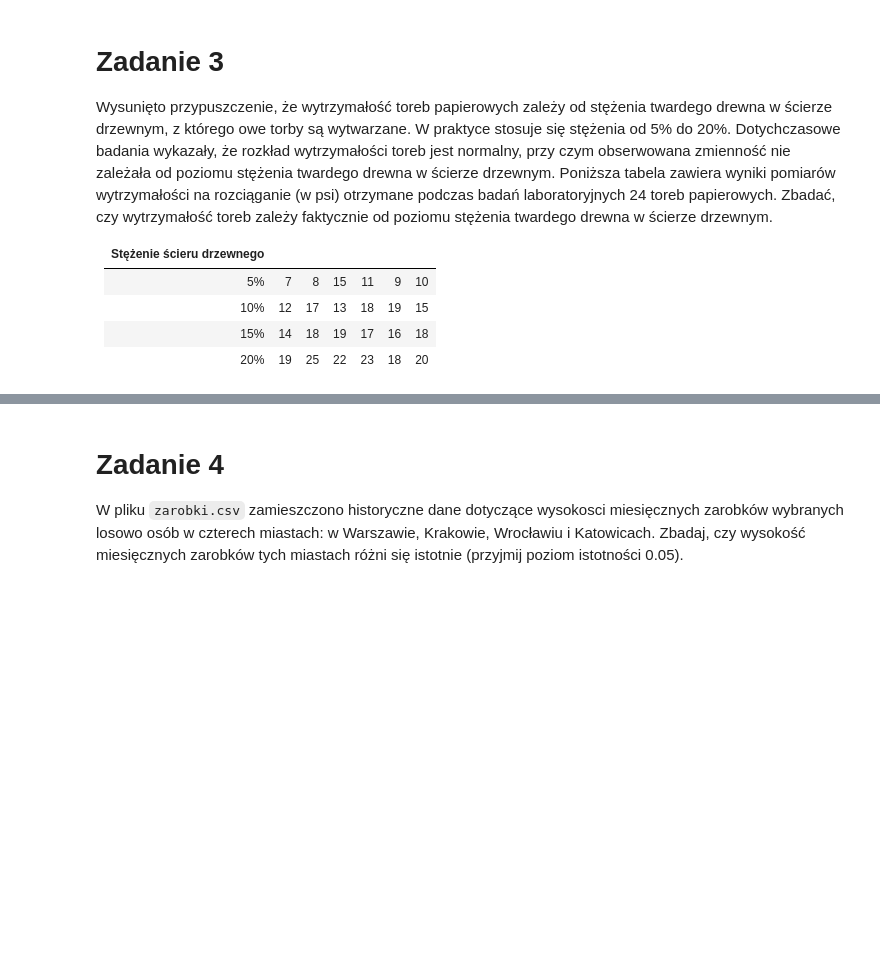
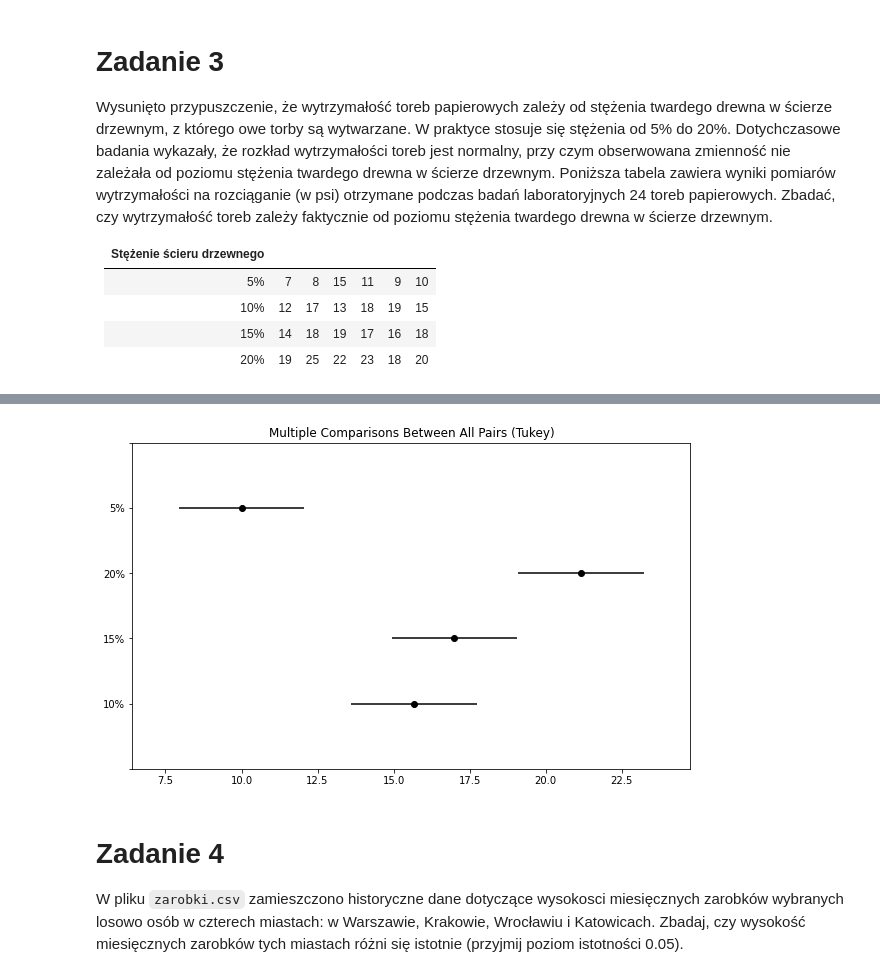
Before and after one commit to mdabrowski-phd/ds250223_regression, a Jupyter notebook: workshops_sobota/01_statystyka/03_analiza_wariancji.ipynb, the cells around one changed output, grey strips where cells are left out. Cells and saved outputs as stored; diff of their text form; code cells hidden in the pictures; blank space fills up the shorter version.

```diff
--- a/workshops_sobota/01_statystyka/03_analiza_wariancji.ipynb
+++ b/workshops_sobota/01_statystyka/03_analiza_wariancji.ipynb
@@ -195,3 +252,8 @@ Wysunięto przypuszczenie, że wytrzymałość toreb papierowych zależy od stę
 |             10%            | 12 | 17 | 13 | 18 | 19 | 15 |
 |             15%            | 14 | 18 | 19 | 17 | 16 | 18 |
 |             20%            | 19 | 25 | 22 | 23 | 18 | 20 |
+# %%
+group1 = [7,8,15,11,9,10]
+group2 = [12,17,13,18,19,15]
+group3 = [14,18,19,17,16,18]
+group4 = [19,25,22,23,18,20]
@@ -197,0 +280,6 @@ Wysunięto przypuszczenie, że wytrzymałość toreb papierowych zależy od stę
+# %%
+values = np.concatenate([group1,group2,group3,group4])
+n = len(group1)
+types = np.concatenate([['5%']*n,['10%']*n,['15%']*n,['20%']*n])
+df = pd.DataFrame({'type': types,'value': values})
+df.head()
@@ -197,0 +310,4 @@ Wysunięto przypuszczenie, że wytrzymałość toreb papierowych zależy od stę
+# %%
+#inny sposób
+tukey2 = pairwise_tukeyhsd(endog = df.value,groups = df.type)
+tukey2.summary()
@@ -198,3 +323,8 @@ Wysunięto przypuszczenie, że wytrzymałość toreb papierowych zależy od stę
+# %%
+tukey2.plot_simultaneous()
+plt.show()
+# %% [output]
+[figure, added]
 # %% [markdown]
 # Zadanie 4
 W pliku `zarobki.csv` zamieszczono historyczne dane dotyczące wysokosci miesięcznych zarobków wybranych losowo osób w czterech miastach: w Warszawie, Krakowie, Wrocławiu i Katowicach. Zbadaj, czy wysokość miesięcznych zarobków tych miastach różni się istotnie (przyjmij poziom istotności 0.05).
```
Also changed, not shown: parts of 36 cells of this notebook, 2 other files.
